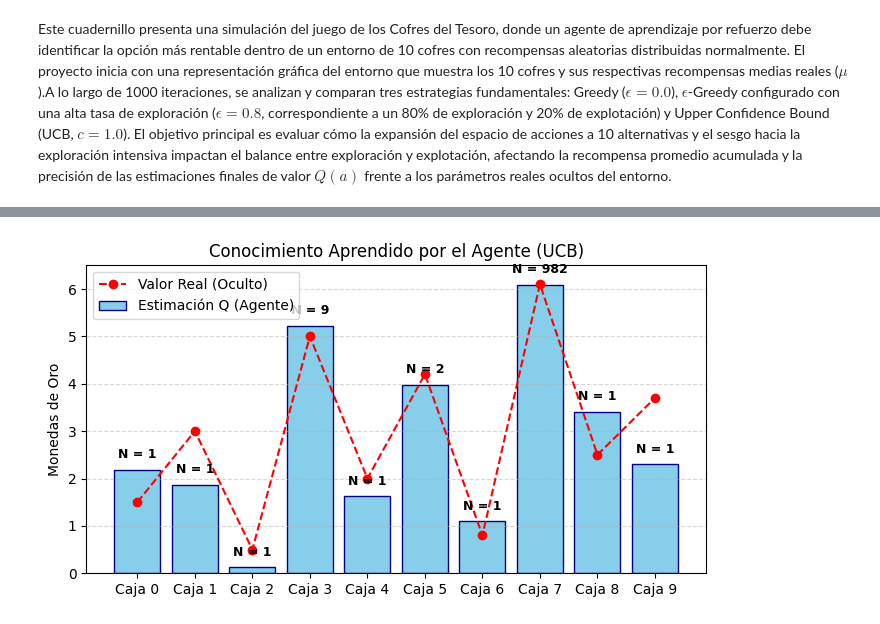
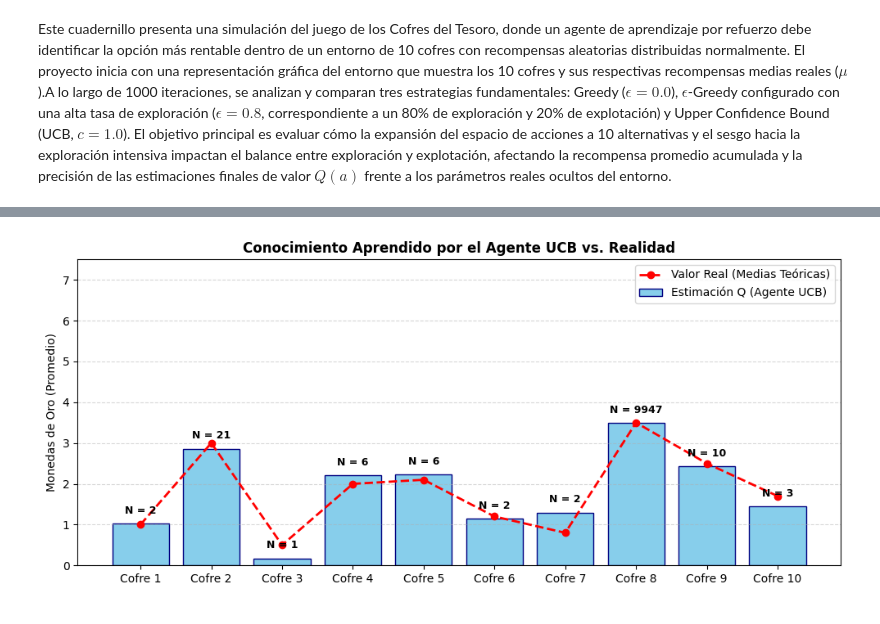
Before and after one commit to PanconquesoHH/Laboratorios-ia, a Jupyter notebook: Aprendizaje_por_refuerzo.ipynb, the cells around one changed output, grey strips where cells are left out. Cells and saved outputs as stored; diff of their text form; code cells hidden in the pictures.

```diff
--- a/Aprendizaje_por_refuerzo.ipynb
+++ b/Aprendizaje_por_refuerzo.ipynb
@@ -7,9 +7,14 @@ import matplotlib.pyplot as plt
 import matplotlib.patches as patches
 
 
-MEDIAS_CAJAS = [1.5, 3.0, 0.5, 5.0, 2.0, 4.2, 0.8, 6.1, 2.5, 3.7]
+MEDIAS_CAJAS = [1, 3, 0.5, 2.0, 2.1, 1.2, 0.8, 3.5, 2.5, 1.7]
 K_CAJAS = len(MEDIAS_CAJAS)
 
+
+def abrir_caja(accion):
+
+    recompensa = np.random.normal(loc=MEDIAS_CAJAS[accion], scale=0.5)
+    return round(max(0, recompensa), 2)
 
 fig, ax = plt.subplots(figsize=(11, 2.2))
 
@@ -23,7 +28,7 @@ for i, media in enumerate(MEDIAS_CAJAS):
 
     ax.add_patch(patches.Circle((i, 1.0), 0.08, fc="#8B4513"))
 
-    ax.text(i, 0.15, f"Cofre {i+1}\nμ = {media}", ha="center", va="center", fontsize=9, fontweight="bold")
+    ax.text(i, 0.15, f"Cofre {i+1}", ha="center", va="center", fontsize=9, fontweight="bold")
 
 ax.set_xlim(-0.7, K_CAJAS - 0.3)
 ax.set_ylim(-0.1, 1.7)
@@ -120,25 +186,27 @@ Estimación final de la Tabla Q con UCB: [2.18 1.86 0.13 5.22 1.62 3.97 1.09 6.0
 # %%
 import matplotlib.pyplot as plt
 
-cajas = [f"Caja {i}" for i in range(K_CAJAS)]
 
-plt.figure(figsize=(8, 4))
+cajas = [f"Cofre {i+1}" for i in range(K_CAJAS)]
+
+plt.figure(figsize=(10, 4.5))
 
 
-barras = plt.bar(cajas, Q_ucb, color='skyblue', edgecolor='navy', label="Estimación Q (Agente)")
+barras = plt.bar(cajas, Q_ucb, color='skyblue', edgecolor='navy', label="Estimación Q (Agente UCB)")
 
 
-plt.plot(cajas, MEDIAS_CAJAS, 'ro--', label="Valor Real (Oculto)")
+plt.plot(cajas, MEDIAS_CAJAS, 'ro--', linewidth=2, label="Valor Real (Medias Teóricas)")
 
 
 for i in range(K_CAJAS):
     plt.text(i, Q_ucb[i] + 0.25, f"N = {int(N_ucb[i])}", ha='center', fontsize=9, weight='bold')
 
-plt.ylabel("Monedas de Oro")
-plt.title("Conocimiento Aprendido por el Agente (UCB)")
-plt.ylim(0, 6.5)
+plt.ylabel("Monedas de Oro (Promedio)", fontsize=10)
+plt.title("Conocimiento Aprendido por el Agente UCB vs. Realidad", fontsize=12, fontweight='bold')
+plt.ylim(0, 7.5)
 plt.grid(axis='y', linestyle='--', alpha=0.5)
 plt.legend()
+plt.tight_layout()
 plt.show()
 # %% [output]
-[figure, old version]
+[figure, new version]
```
Also changed, not shown: parts of 5 cells of this notebook.
